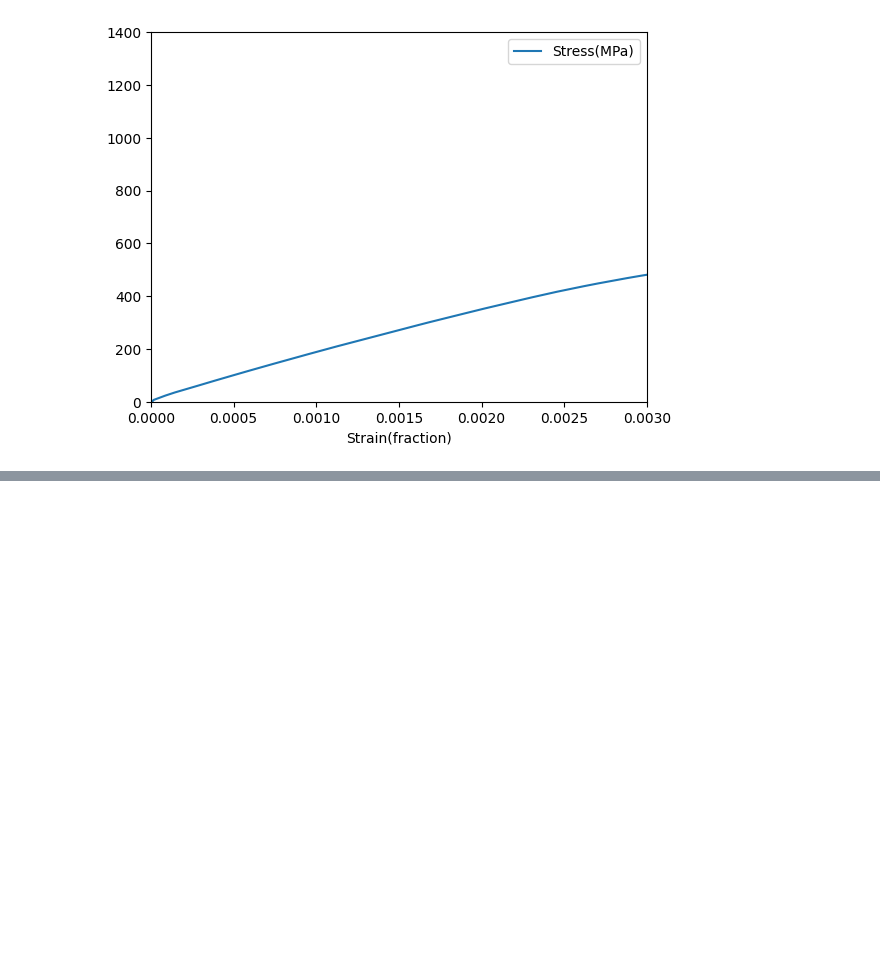
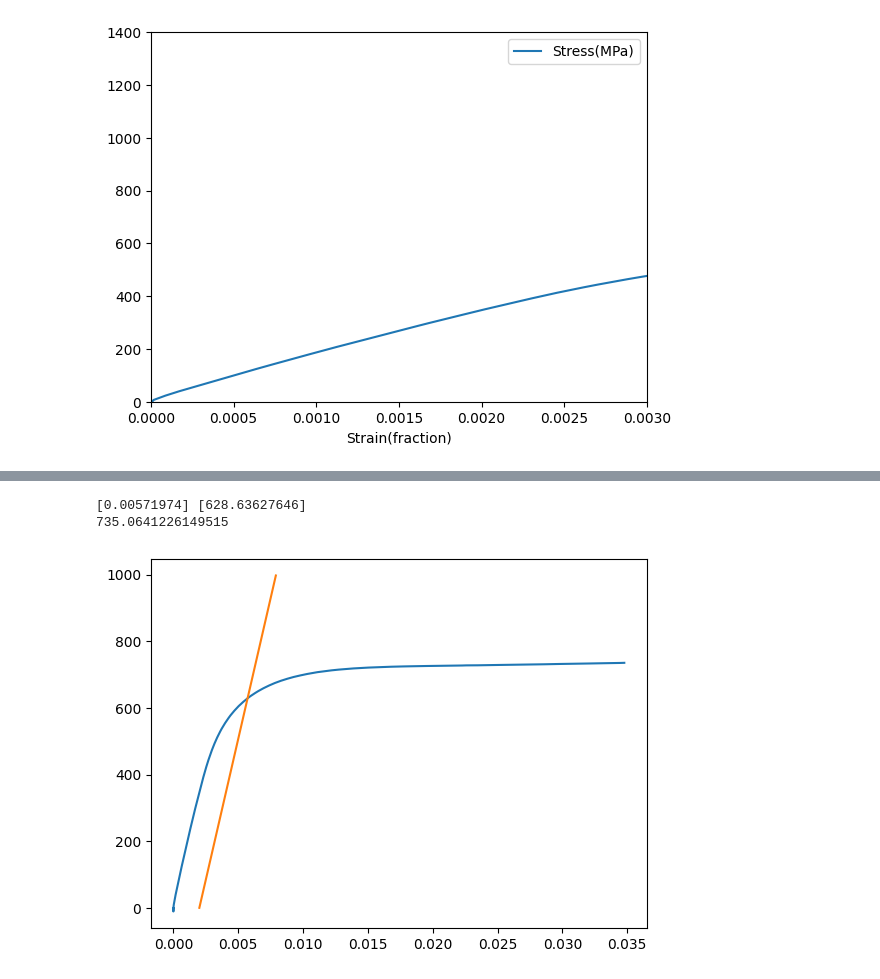
Before and after one commit to kelly-h-xu/tension_lab, a Jupyter notebook: main.ipynb, the cells around one changed output, grey strips where cells are left out. Saved outputs shown, nothing was run; the diff lists cells and outputs as text; code cells hidden in the pictures; blank space fills up the shorter version.

```diff
--- a/main.ipynb
+++ b/main.ipynb
@@ -140,0 +122,19 @@ TypeError: 'method' object is not subscriptable
+# %%
+x1 = df['Strain(fraction)'].values
+y1 = df['Stress(MPa)'].values
+plt.plot(x1, y1)
+x = np.arange(0.002, 0.008, 0.0001)
+m = 169000
+x2 = 0.002
+y2 = 0.0
+y = m*(x-x2) + y2
+plt.plot(x,y)
+a,b = intersection(x1, y1, x, y)
+#plt.axline((0.002,0), slope=169000)
+# # plt.plot(x, y, "*k")
+print(a,b) #intersection of lines, y value is yield stress
+print(y1.max()) #this is ultimate stress
+# %% [output]
+[0.00571974] [628.63627646]
+735.0641226149515
+[figure, added]
```
Also changed, not shown: parts of 13 cells of this notebook.
